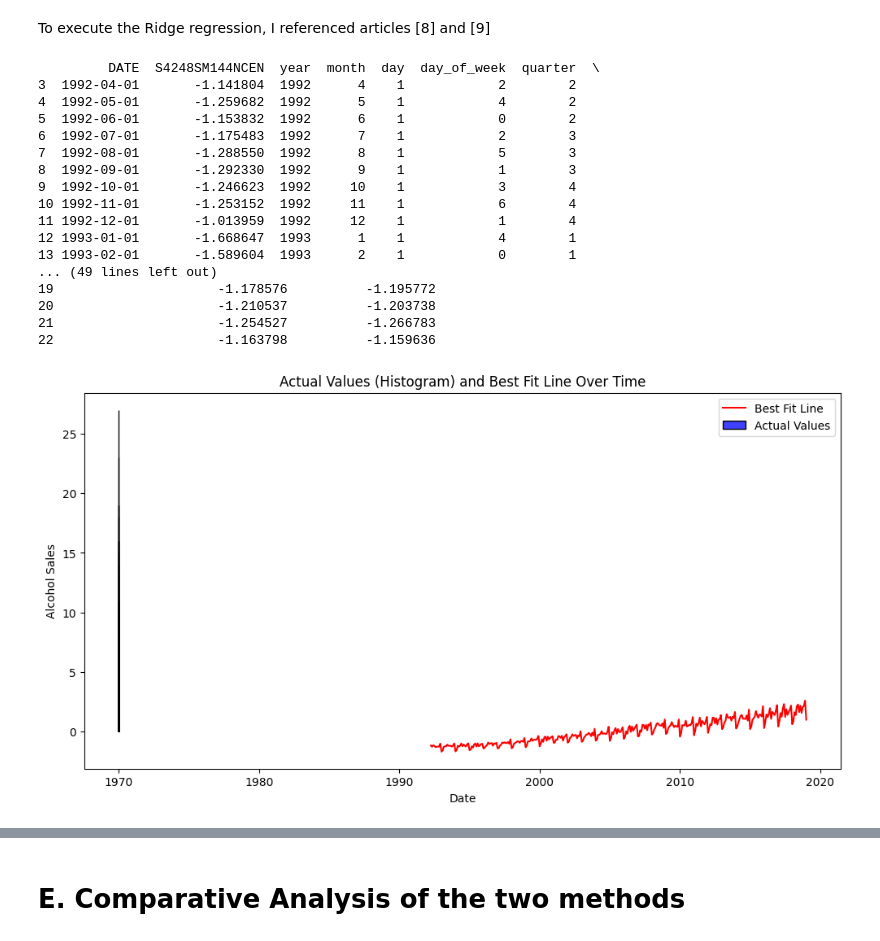
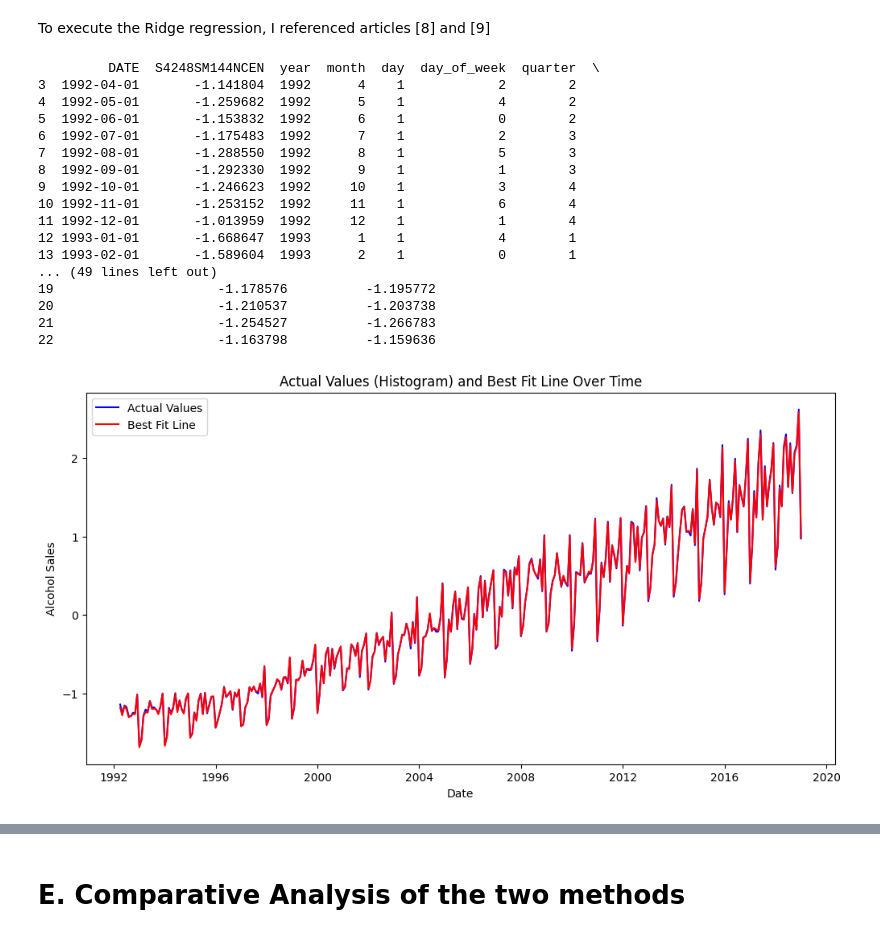
Before and after one commit to kaylaolivo/TermProject, a Jupyter notebook: KaylaandHariraj_Dataset3.ipynb, the cells around one changed output, grey strips where cells are left out. Saved outputs shown, nothing was run; the diff lists cells and outputs as text; code cells hidden in the pictures.

```diff
--- a/KaylaandHariraj_Dataset3.ipynb
+++ b/KaylaandHariraj_Dataset3.ipynb
@@ -236,32 +238,32 @@ print(df_alcohol_sales.head(20))
 
 fig, ax = plt.subplots(figsize=(12, 6))
 
-sns.histplot(df_alcohol_sales['S4248SM144NCEN'], bins=30, kde=False, color='blue', label='Actual Values', ax=ax)
+sns.lineplot(x=df_alcohol_sales['DATE'], y=df_alcohol_sales['S4248SM144NCEN'], color='blue',  label='Actual Values', ax=ax)
 
 sns.lineplot(x=df_alcohol_sales['DATE'], y=df_alcohol_sales['ridge_predictions'], color='red', label='Best Fit Line', ax=ax)
 
 plt.xlabel('Date')
 plt.ylabel('Alcohol Sales')
 plt.title('Actual Values (Histogram) and Best Fit Line Over Time')
 
 plt.legend()
 plt.show()
 # %% [output]
          DATE  S4248SM144NCEN  year  month  day  day_of_week  quarter  \
 3  1992-04-01       -1.141804  1992      4    1            2        2
 4  1992-05-01       -1.259682  1992      5    1            4        2
 5  1992-06-01       -1.153832  1992      6    1            0        2
 6  1992-07-01       -1.175483  1992      7    1            2        3
 7  1992-08-01       -1.288550  1992      8    1            5        3
 8  1992-09-01       -1.292330  1992      9    1            1        3
 9  1992-10-01       -1.246623  1992     10    1            3        4
 10 1992-11-01       -1.253152  1992     11    1            6        4
 11 1992-12-01       -1.013959  1992     12    1            1        4
 12 1993-01-01       -1.668647  1993      1    1            4        1
 13 1993-02-01       -1.589604  1993      2    1            0        1
 ... (49 lines left out)
 19                     -1.178576          -1.195772
 20                     -1.210537          -1.203738
 21                     -1.254527          -1.266783
 22                     -1.163798          -1.159636
-[figure, old version]
+[figure, new version]
```
Also changed, not shown: parts of 5 cells of this notebook, 1 other file.
